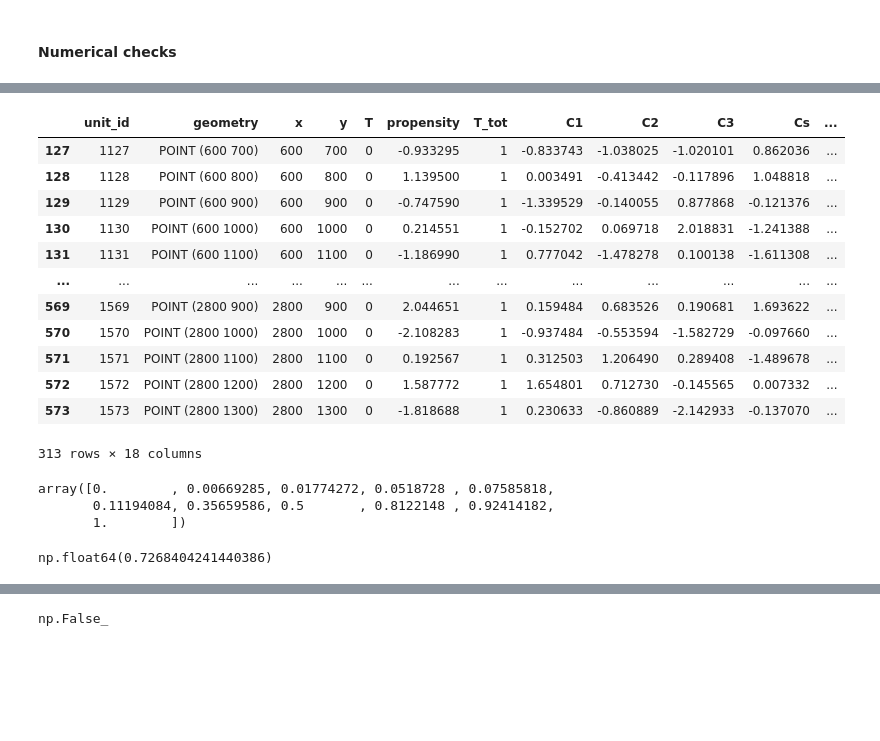
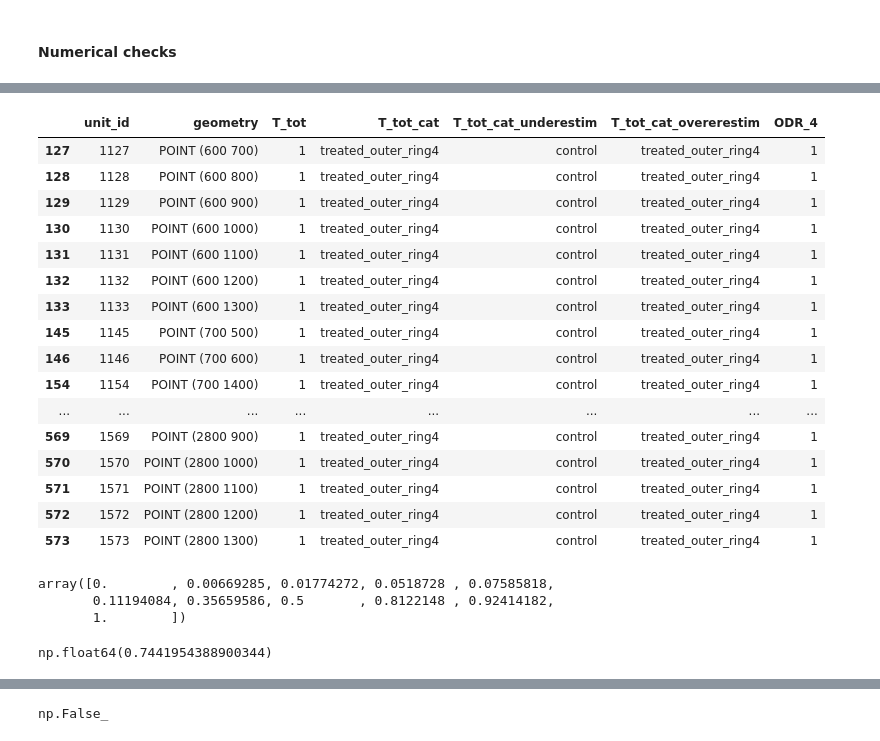
Before and after one commit to Andrew10MAIN/causal_ML_with_spilovers_of_treatment, a Jupyter notebook: 02_generating_data/simulated_data_generation.ipynb, the cells around one changed output, grey strips where cells are left out. Drawn from its saved outputs; the diff is of its cells as text; code cells hidden in the pictures; blank space fills up the shorter version.

```diff
--- a/02_generating_data/simulated_data_generation.ipynb
+++ b/02_generating_data/simulated_data_generation.ipynb
@@ -27,7 +34,7 @@ from causalml.inference.meta import BaseSRegressor
 # %% [markdown]
 ### Creating
 # %%
-gdf_output = return_spatial_geo_df3(n_x = 40,
+gdf_output = return_spatial_geo_df(n_x = 40,
     n_y = 20,
     spacing = 100,
 
@@ -50,8 +57,12 @@ gdf_output = return_spatial_geo_df3(n_x = 40,
     spatial_confounder_scope_y_start = 2,
     spatial_confounder_scope_y_end = 18,
 
+
     lambda_cs = 0.2,
     max_treatment_spillover_distance = 400,
+    understimated_treatment_spillover_distance=300,
+    overestimated_treatment_spillover_distance=500,
+
     logistic_distance_decay = True,
 
     nonspatial_confounders_contribution_to_Y=1.0,
@@ -64,19 +95,23 @@ gdf_output = return_spatial_geo_df3(n_x = 40,
 # %%
-gdf_output[gdf_output['spill']!=0]
+gdf_output[gdf_output['ODR_4']!=0][['unit_id','geometry', 'T_tot','T_tot_cat','T_tot_cat_underestim','T_tot_cat_overerestim', 'ODR_4']]
 # %% [output]
-|  | unit_id | geometry | x | y | T | propensity | T_tot | C1 | C2 | C3 | Cs | ... |
-| 127 | 1127 | POINT (600 700) | 600 | 700 | 0 | -0.933295 | 1 | -0.833743 | -1.038025 | -1.020101 | 0.862036 | ... |
-| 128 | 1128 | POINT (600 800) | 600 | 800 | 0 | 1.139500 | 1 | 0.003491 | -0.413442 | -0.117896 | 1.048818 | ... |
-| 129 | 1129 | POINT (600 900) | 600 | 900 | 0 | -0.747590 | 1 | -1.339529 | -0.140055 | 0.877868 | -0.121376 | ... |
-| 130 | 1130 | POINT (600 1000) | 600 | 1000 | 0 | 0.214551 | 1 | -0.152702 | 0.069718 | 2.018831 | -1.241388 | ... |
-| 131 | 1131 | POINT (600 1100) | 600 | 1100 | 0 | -1.186990 | 1 | 0.777042 | -1.478278 | 0.100138 | -1.611308 | ... |
-| ... | ... | ... | ... | ... | ... | ... | ... | ... | ... | ... | ... | ... |
-| 569 | 1569 | POINT (2800 900) | 2800 | 900 | 0 | 2.044651 | 1 | 0.159484 | 0.683526 | 0.190681 | 1.693622 | ... |
-| 570 | 1570 | POINT (2800 1000) | 2800 | 1000 | 0 | -2.108283 | 1 | -0.937484 | -0.553594 | -1.582729 | -0.097660 | ... |
-| 571 | 1571 | POINT (2800 1100) | 2800 | 1100 | 0 | 0.192567 | 1 | 0.312503 | 1.206490 | 0.289408 | -1.489678 | ... |
-| 572 | 1572 | POINT (2800 1200) | 2800 | 1200 | 0 | 1.587772 | 1 | 1.654801 | 0.712730 | -0.145565 | 0.007332 | ... |
-| 573 | 1573 | POINT (2800 1300) | 2800 | 1300 | 0 | -1.818688 | 1 | 0.230633 | -0.860889 | -2.142933 | -0.137070 | ... |
+|  | unit_id | geometry | T_tot | T_tot_cat | T_tot_cat_underestim | T_tot_cat_overerestim | ODR_4 |
+| 127 | 1127 | POINT (600 700) | 1 | treated_outer_ring4 | control | treated_outer_ring4 | 1 |
+| 128 | 1128 | POINT (600 800) | 1 | treated_outer_ring4 | control | treated_outer_ring4 | 1 |
+| 129 | 1129 | POINT (600 900) | 1 | treated_outer_ring4 | control | treated_outer_ring4 | 1 |
+| 130 | 1130 | POINT (600 1000) | 1 | treated_outer_ring4 | control | treated_outer_ring4 | 1 |
+| 131 | 1131 | POINT (600 1100) | 1 | treated_outer_ring4 | control | treated_outer_ring4 | 1 |
+| 132 | 1132 | POINT (600 1200) | 1 | treated_outer_ring4 | control | treated_outer_ring4 | 1 |
+| 133 | 1133 | POINT (600 1300) | 1 | treated_outer_ring4 | control | treated_outer_ring4 | 1 |
+| 145 | 1145 | POINT (700 500) | 1 | treated_outer_ring4 | control | treated_outer_ring4 | 1 |
+| 146 | 1146 | POINT (700 600) | 1 | treated_outer_ring4 | control | treated_outer_ring4 | 1 |
+| 154 | 1154 | POINT (700 1400) | 1 | treated_outer_ring4 | control | treated_outer_ring4 | 1 |
+| ... | ... | ... | ... | ... | ... | ... | ... |
+| 569 | 1569 | POINT (2800 900) | 1 | treated_outer_ring4 | control | treated_outer_ring4 | 1 |
+| 570 | 1570 | POINT (2800 1000) | 1 | treated_outer_ring4 | control | treated_outer_ring4 | 1 |
+| 571 | 1571 | POINT (2800 1100) | 1 | treated_outer_ring4 | control | treated_outer_ring4 | 1 |
+| 572 | 1572 | POINT (2800 1200) | 1 | treated_outer_ring4 | control | treated_outer_ring4 | 1 |
+| 573 | 1573 | POINT (2800 1300) | 1 | treated_outer_ring4 | control | treated_outer_ring4 | 1 |
-313 rows × 18 columns
 # %%
 gdf_output['spill'].unique()
 # %% [output]
@@ -88,7 +123,7 @@ gdf_output[(gdf_output['T_tot']!=0)
             #&(gdf_output2['T']!=0)
             ]['tau'].mean()
 # %% [output]
-np.float64(0.7268404241440386)
+np.float64(0.7441954388900344)
 # %%
 gdf_output[(gdf_output['T_tot']!=0)
             &(gdf_output['T']!=0)
```
Also changed, not shown: parts of 35 cells of this notebook, 1 other file.
